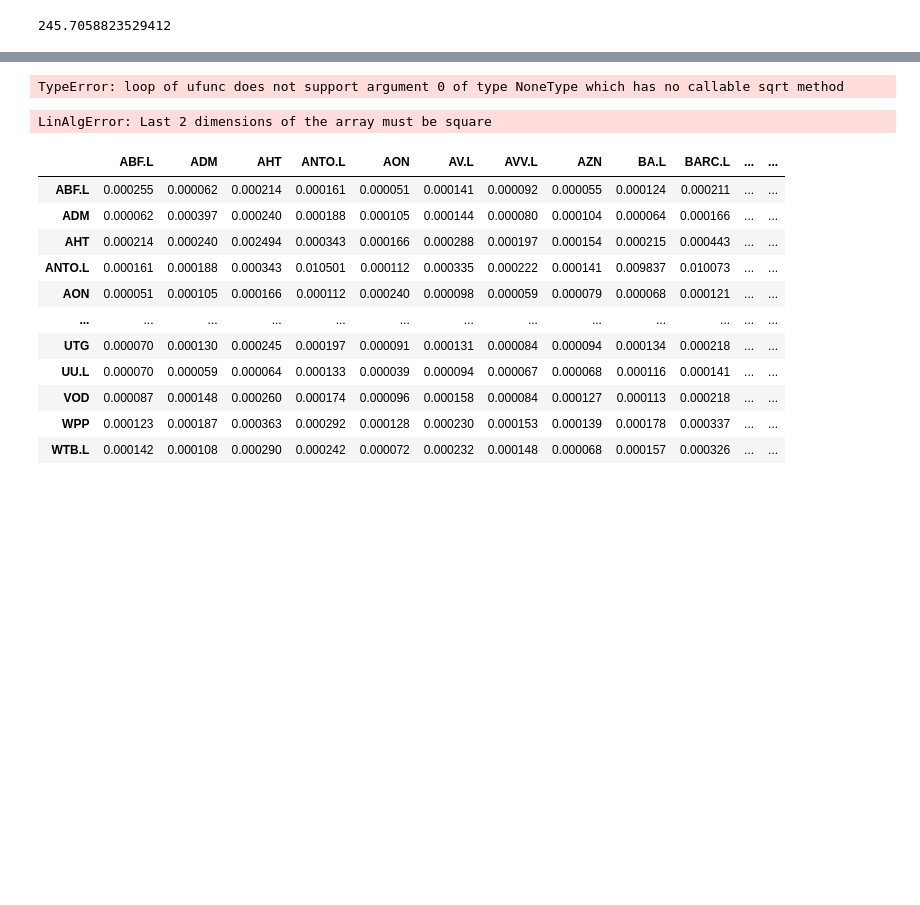
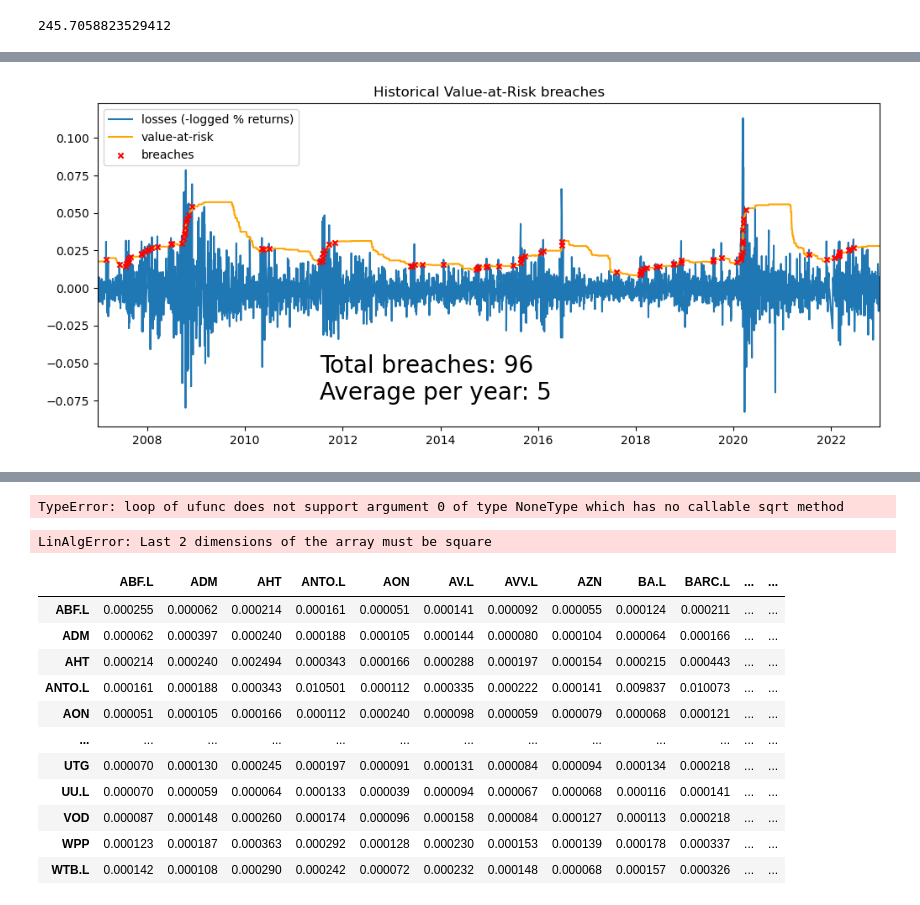
Before and after one commit to Johanlai/risk_management, a Jupyter notebook: VaR.ipynb, the cells around one changed output, grey strips where cells are left out. Drawn from its saved outputs; the diff is of its cells as text; code cells hidden in the pictures; blank space fills up the shorter version.

```diff
--- a/VaR.ipynb
+++ b/VaR.ipynb
@@ -73,0 +86,14 @@ plt.show()
+# %%
+plt.figure(figsize=(12,5))
+plt.plot(-port_returns[247:],label='losses (-logged % returns)')
+plt.plot(-expected_shortfall_95, color='orange',label='value-at-risk')
+plt.scatter(es_breaches_95.index,-es_breaches_95,color='r',marker='x',zorder=2, s=20, label='breaches')
+plt.margins(x=0)
+plt.title('Historical Value-at-Risk breaches')
+plt.text(value_at_risk_95.index[int(len(value_at_risk_95)/3.5)],min(-port_returns)*0.9,\
+         'Total breaches: {}\nAverage per year: {}'.format(len(es_breaches_95),int(len(es_breaches_95)/17)),\
+         fontsize=20)
+plt.legend()
+plt.show()
+# %% [output]
+[figure, added]
```
Also changed, not shown: parts of 11 cells of this notebook, 2 other files.
